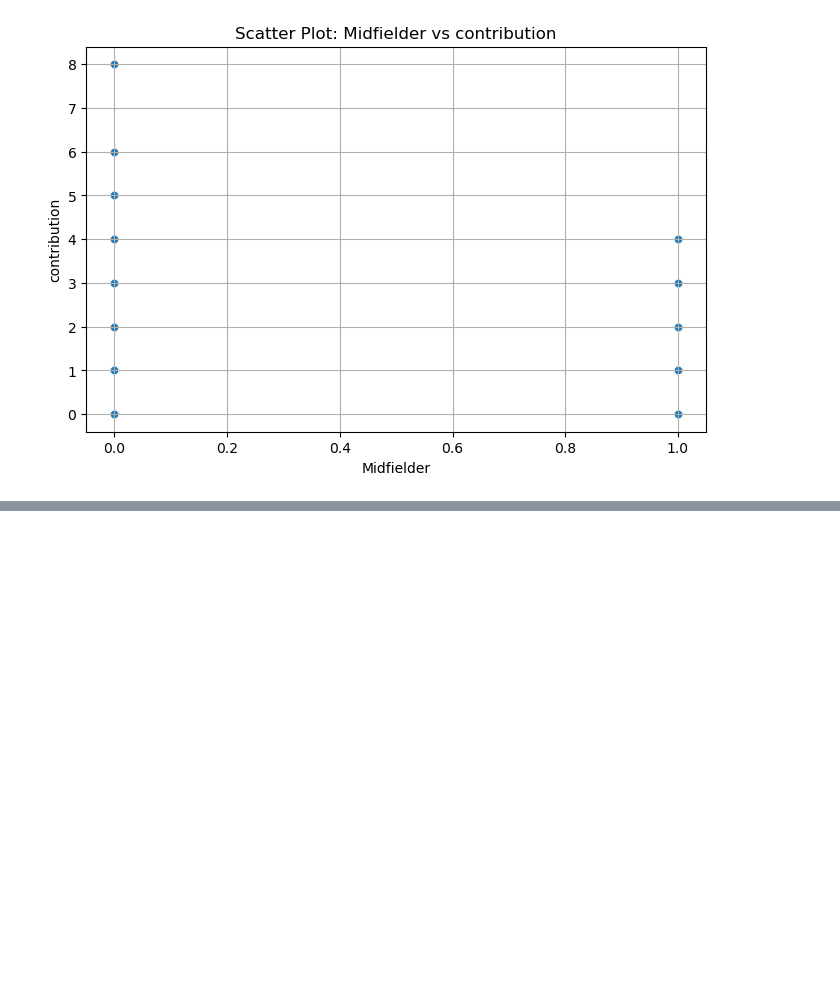
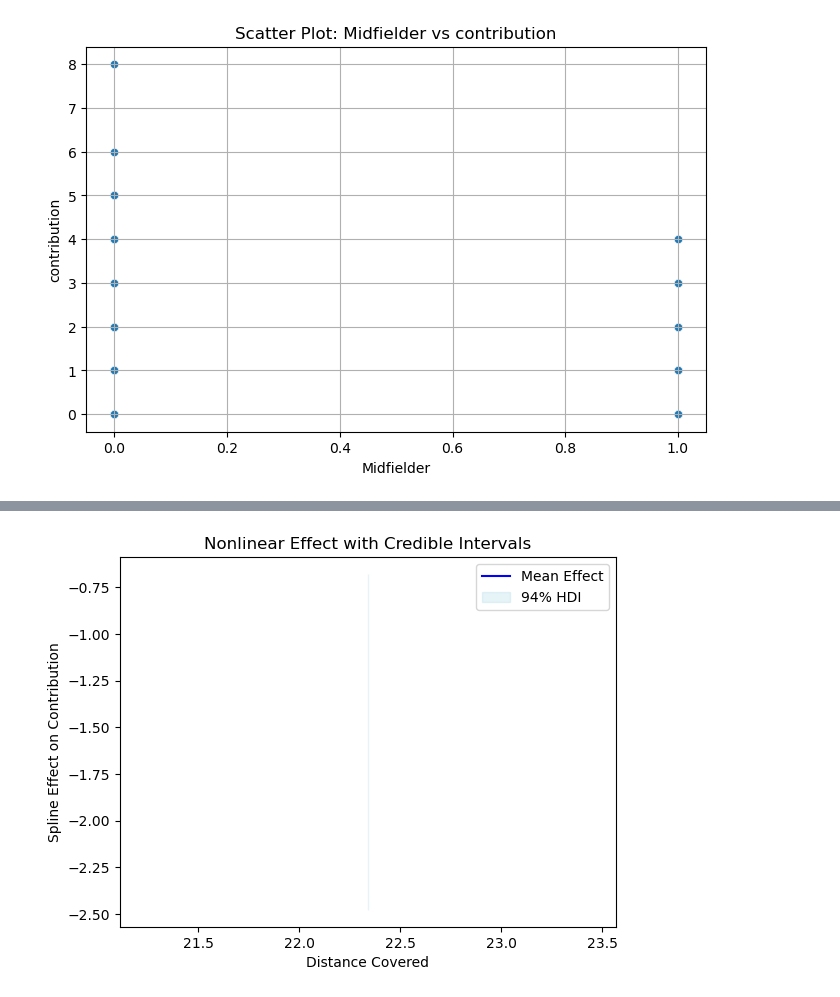
Before and after one commit to QuangHuy14899/Applied-Bayesian, a Jupyter notebook: sketch.ipynb, the cells around one changed output, grey strips where cells are left out. Cells and saved outputs as stored; diff of their text form; code cells hidden in the pictures; blank space fills up the shorter version.

```diff
--- a/sketch.ipynb
+++ b/sketch.ipynb
@@ -227,0 +237,23 @@ KeysView(Inference data with groups:
+# %%
+import numpy as np
+import matplotlib.pyplot as plt
+
+# Calculate mean and HDI for spline effect
+mean_spline_effect = np.mean(spline_effect, axis=0)
+hdi_lower = np.percentile(spline_effect, 3, axis=0)  # Lower bound of 94% HDI
+hdi_upper = np.percentile(spline_effect, 97, axis=0) # Upper bound of 94% HDI
+
+# Ensure x-axis matches y-axis dimensions
+x_values = df_final["distance_covered"].values.flatten()[:1]
+
+# Plot mean effect with credible intervals
+plt.plot(x_values, mean_spline_effect, label="Mean Effect", color="blue")
+plt.fill_between(x_values, hdi_lower, hdi_upper, alpha=0.3,
+                 label="94% HDI", color="lightblue")
+plt.xlabel("Distance Covered")
+plt.ylabel("Spline Effect on Contribution")
+plt.title("Nonlinear Effect with Credible Intervals")
+plt.legend()
+plt.show()
+# %% [output]
+[figure, added]
```
Also changed, not shown: parts of 14 cells of this notebook.
